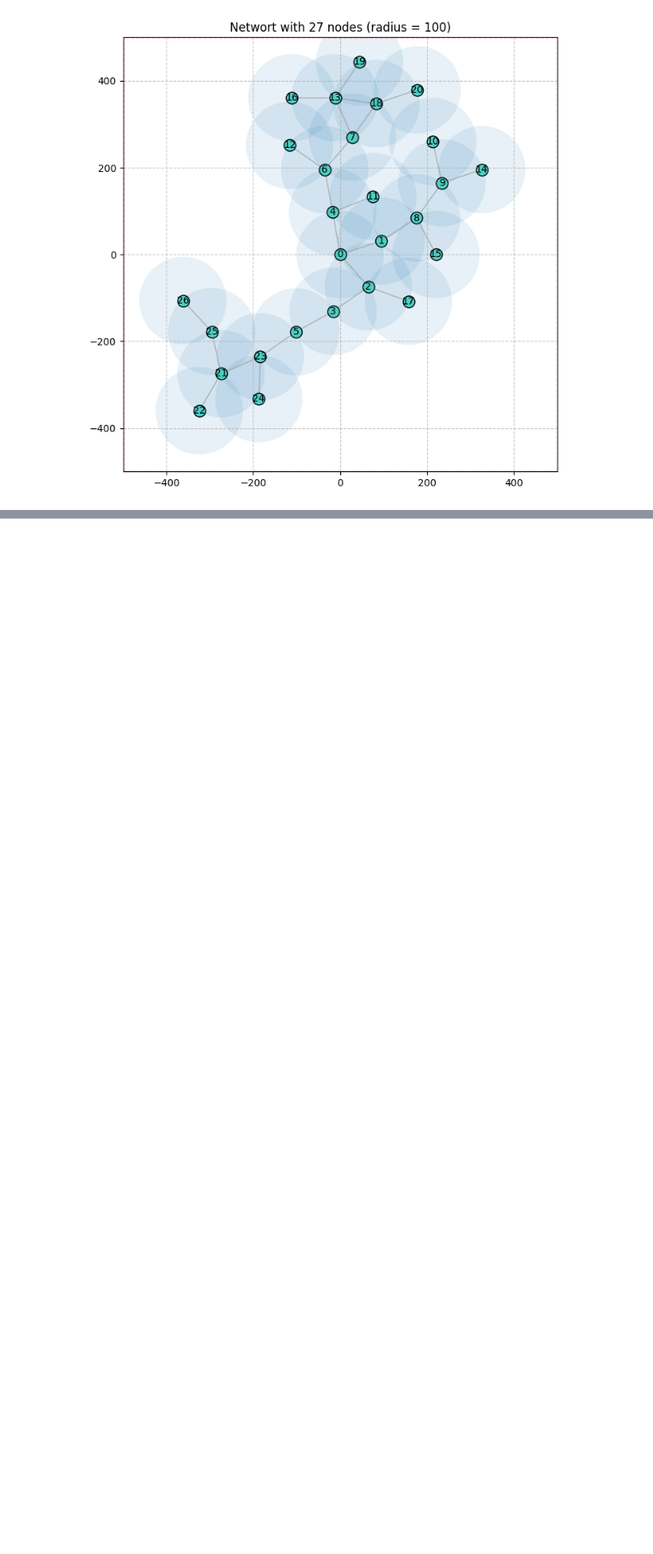
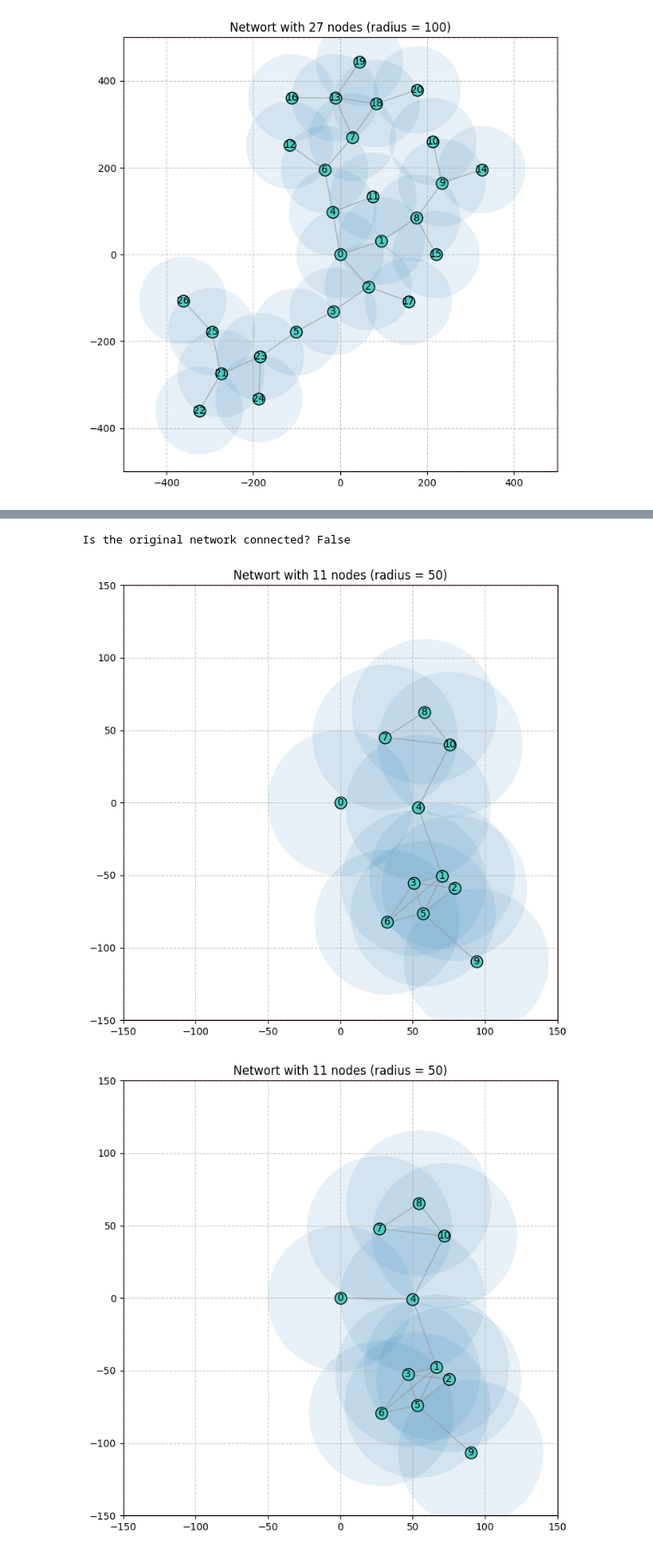
Before and after one commit to JunioCesarFerreira/simlab-algorithms, a Jupyter notebook: p1-init-and-repair.ipynb, the cells around one changed output, grey strips where cells are left out. Shown at 86% size. Cells and saved outputs as stored; diff of their text form; code cells hidden in the pictures; blank space fills up the shorter version.

```diff
--- a/p1-init-and-repair.ipynb
+++ b/p1-init-and-repair.ipynb
@@ -473,0 +502,67 @@ plot_network(Q, REGION, RADIUS)
+# %%
+
+def _is_connected(points: list[Point2D], radius: float) -> bool:
+    """
+    Checks whether the geometric graph induced by the point set is connected.
+
+    Two points are adjacent if their Euclidean distance is <= radius.
+
+    Parameters
+    ----------
+    points : list[(float, float)]
+        Set of 2D coordinates.
+    radius : float
+        Communication radius.
+
+    Returns
+    -------
+    bool
+        True if the graph is connected, False otherwise.
+    """
+    if not points:
+        return True
+
+    visited: set[int] = set()
+    queue: deque[int] = deque([0])
+
+    adjacency: dict[int, list[int]] = {i: [] for i in range(len(points))}
+
+    for i in range(len(points)):
+        for j in range(i + 1, len(points)):
+            if math.dist(points[i], points[j]) <= radius:
+                adjacency[i].append(j)
+                adjacency[j].append(i)
+
+    while queue:
+        node = queue.popleft()
+        if node not in visited:
+            visited.add(node)
+            queue.extend(adjacency[node])
+
+    return len(visited) == len(points)
+
+positions = [
+    (0.0, 0.0),  # sink
+    (70.31570571606757, -50.44331955088968),  # relay_0
+    (78.85701334033237, -58.81444292868163),  # relay_1
+    (50.570984937370724, -55.39478734302534),  # relay_2
+    (53.8396288578899, -3.4349616134069887),  # relay_3
+    (57.24182220774868, -76.55359133135252),  # relay_4
+    (32.31681932246507, -82.23267523610654),  # relay_5
+    (30.99546385103422, 44.96936193783371),  # relay_6
+    (58.15454022859153, 62.676436529810104),  # relay_7
+    (93.94388719524214, -109.33230670626504),  # relay_8
+    (75.82503733921936, 40.12313072302777),  # relay_9
+]
+
+print("Is the original network connected?", _is_connected(positions, 50))
+
+plot_network(positions, [ -150, -150, 150, 150 ], 50)
+
+Q = make_graph_connected(positions, 50)
+
+plot_network(Q, [ -150, -150, 150, 150 ], 50)
+# %% [output]
+Is the original network connected? False
+[figure, added]
+[figure, added]
```
Also changed, not shown: parts of 2 cells of this notebook, 5 other files.
